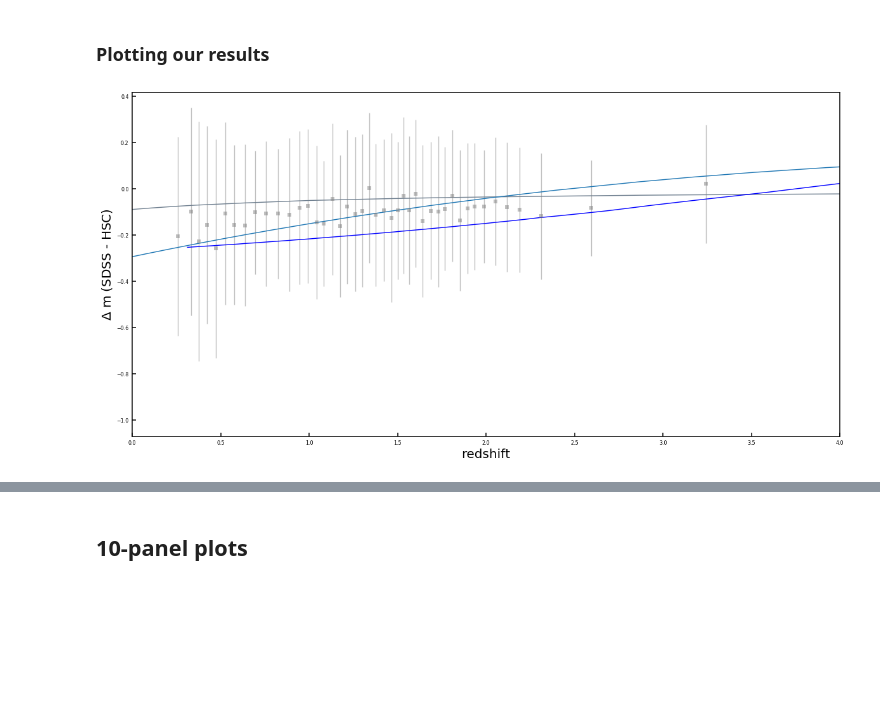
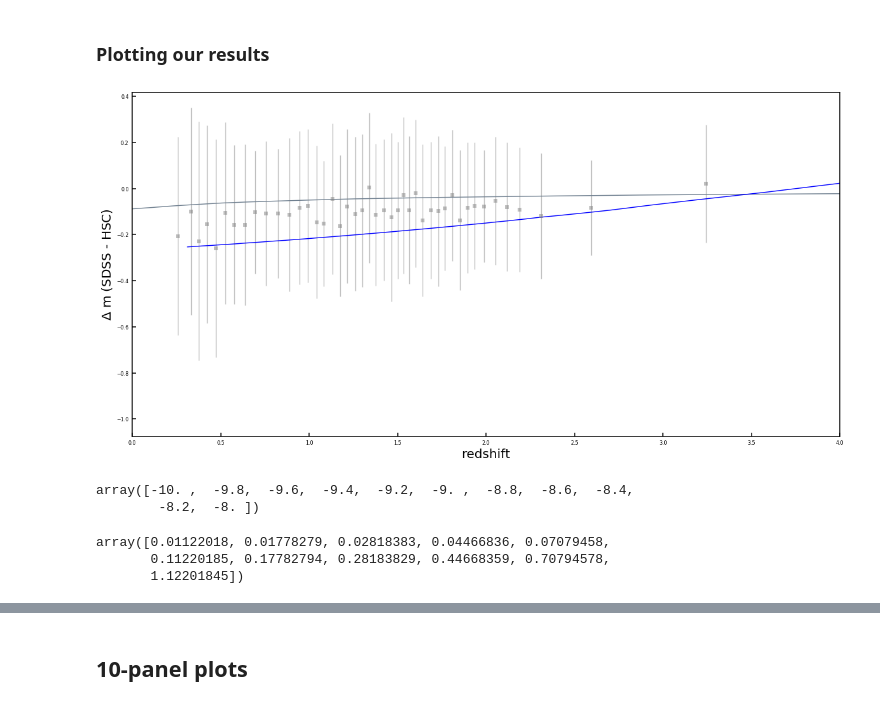
Before and after one commit to openhearted99/AGN_variability_project, a Jupyter notebook: Simulations/visualization/custom_run/Factory2.0.ipynb, the cells around one changed output, grey strips where cells are left out. Cells and saved outputs as stored; diff of their text form; code cells hidden in the pictures; blank space fills up the shorter version.

```diff
--- a/Simulations/visualization/custom_run/Factory2.0.ipynb
+++ b/Simulations/visualization/custom_run/Factory2.0.ipynb
@@ -636,10 +636,10 @@ t_log05, means05, stands05, best_fit05, smallest_point05 = extract_data(brightes
 # %% [markdown]
 ### Converting to the right space
 # %%
-time_for_comparison = np.power(10*np.ones(t_log05.shape), t_log05)
+time_for_ = np.power(10*np.ones(t_log05.shape), t_log05)
 # %%
 # Convert t_log05 from hundreds of days to years
-time_for_comparison = time_for_comparison*((100)/(365))
+time_for_comparison = time_for_*((100)/(365))
 # %%
 # Convert from time to redshift
 z_log05 = 14.85/time_for_comparison - 1
@@ -654,24 +651,23 @@ np.save('redshifts (x-axis)', z_log05)
 # %%
 with plt.style.context('seaborn-paper'):
     fig, ax = plt.subplots(1, figsize=(20, 10))
 
     #ax.set_title('Mean change in log(Edd. Ratio) as a function of chosen percent. Data from: '+ data_path, fontsize=13)
     ax.tick_params(direction='in', length=6, width=1.5)
     ax.spines['top'].set_linewidth(1.5)
     ax.spines['right'].set_linewidth(1.5)
     ax.spines['bottom'].set_linewidth(1.5)
     ax.spines['left'].set_linewidth(1.5)
     ax.set_xlabel('redshift', fontsize=20)
     ax.set_ylabel('$\Delta$ m (SDSS - HSC)', fontsize=20)
     ax.set_xlim([0, 4])
     #ax.set_ylim([-0.1, 0.04])
 
     ax.plot(z_log05, magnitudes, color=line_color )
     ax.errorbar(res_delta_band_and_redshift_all[:,1], res_delta_band_and_redshift_all[:,0], yerr=res_delta_std_all[:,0], color='grey', fmt='s', alpha=.5)
     ax.plot(res_delta_band_and_redshift_all_old[:,1], second_deg_fit_0_20_old(res_delta_band_and_redshift_0_20_old[:,1].astype(float)), color='blue')
-    ax.plot(z_log05, line(z_log05))
 
 plt.savefig('emulation of observed trend with simulated data.pdf', bbox_inches='tight')
 plt.show()
 # %% [output]
-[figure, old version]
+[figure, new version]
@@ -678 +678,12 @@ plt.show()
+# %%
+v_bend
+# %% [output]
+array([-10. ,  -9.8,  -9.6,  -9.4,  -9.2,  -9. ,  -8.8,  -8.6,  -8.4,
+        -8.2,  -8. ])
+# %%
+lambda_star
+# %% [output]
+array([0.01122018, 0.01778279, 0.02818383, 0.04466836, 0.07079458,
+       0.11220185, 0.17782794, 0.28183829, 0.44668359, 0.70794578,
+       1.12201845])
 # %%
```
Also changed, not shown: parts of 7 cells of this notebook, 8 other files.
